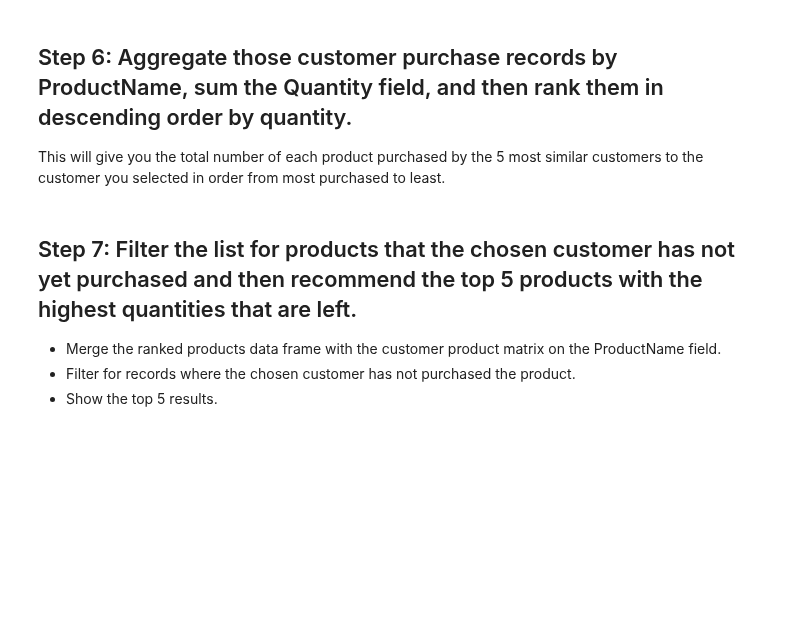
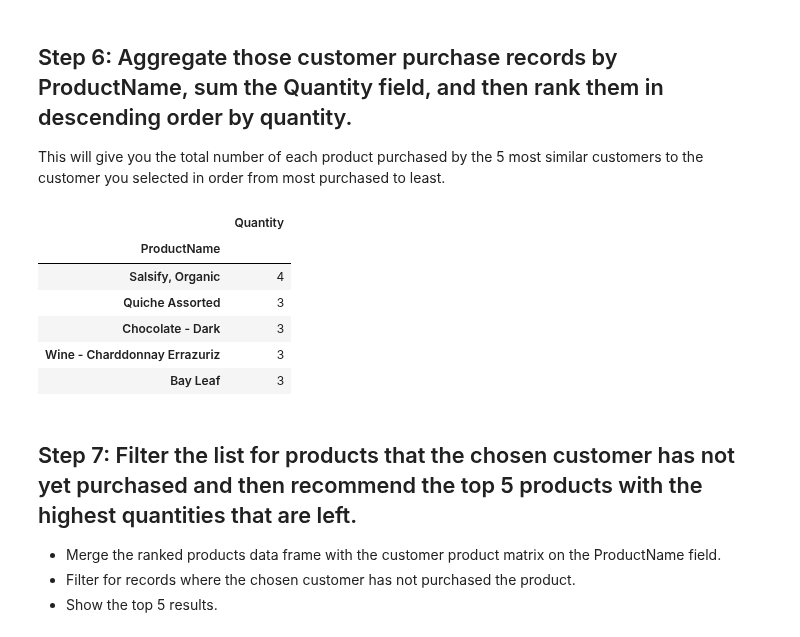
Before and after one commit to ironhack-datalabs/datamad0819, a Jupyter notebook: module-2/lab-intro-recommender-systems/your-code/main.ipynb, the cells around one changed output. Drawn from its saved outputs; the diff is of its cells as text; code cells hidden in the pictures; blank space fills up the shorter version.

```diff
--- a/module-2/lab-intro-recommender-systems/your-code/main.ipynb
+++ b/module-2/lab-intro-recommender-systems/your-code/main.ipynb
@@ -156,6 +138,17 @@ Name: 33, Length: 999, dtype: float64
 ## Step 6: Aggregate those customer purchase records by ProductName, sum the Quantity field, and then rank them in descending order by quantity.
 
 This will give you the total number of each product purchased by the 5 most similar customers to the customer you selected in order from most purchased to least.
+# %%
+top5_similar_costumer = top5.groupby("ProductName").sum().sort_values("Quantity",ascending=False)
+display(top5_similar_costumer.head())
+# %% [output]
+|  | Quantity |
+| ProductName |  |
+| Salsify, Organic | 4 |
+| Quiche Assorted | 3 |
+| Chocolate - Dark | 3 |
+| Wine - Charddonnay Errazuriz | 3 |
+| Bay Leaf | 3 |
 # %% [markdown]
 ## Step 7: Filter the list for products that the chosen customer has not yet purchased and then recommend the top 5 products with the highest quantities that are left.
 
```
Also changed, not shown: parts of 9 cells of this notebook.
